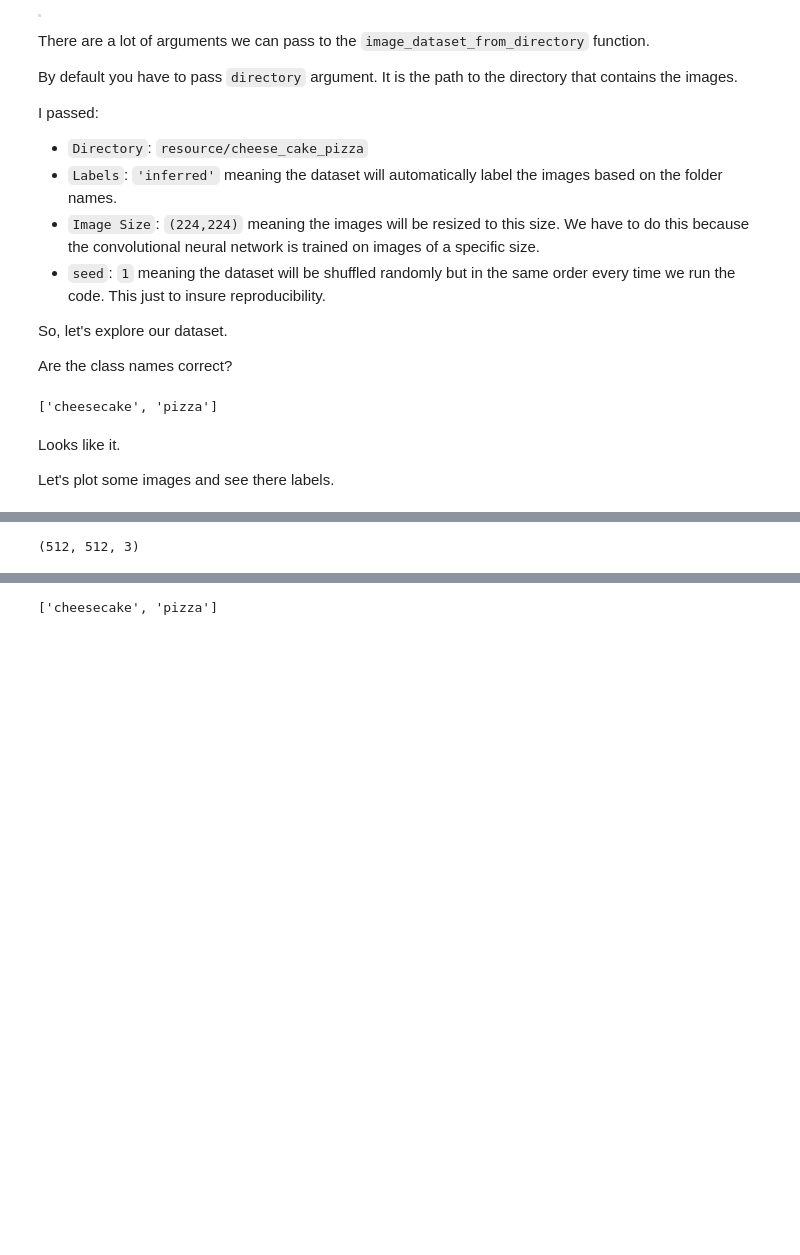
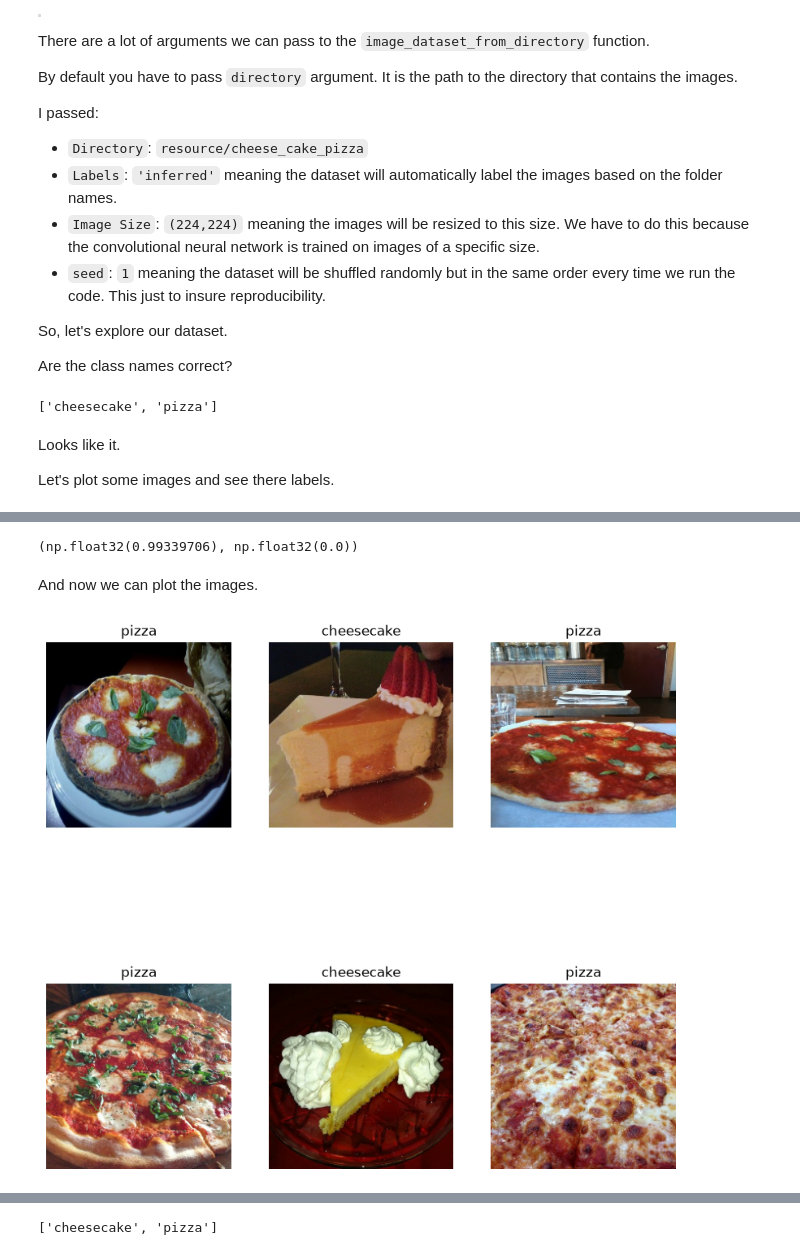
Before and after one commit to RishatTalukder/Deep_Learning_With_Tensorflow, a Jupyter notebook: 4_Convolutional_Neural_network/1_CNN.ipynb, the cells around one changed output, grey strips where cells are left out. Drawn from its saved outputs; the diff is of its cells as text; code cells hidden in the pictures; blank space fills up the shorter version.

```diff
--- a/4_Convolutional_Neural_network/1_CNN.ipynb
+++ b/4_Convolutional_Neural_network/1_CNN.ipynb
@@ -456,4 +534,22 @@ NameError: name 'images' is not defined
 # %%
-images[0]/255
+np.max(images[0]), np.min(images[0])
 # %% [output]
-(512, 512, 3)
+(np.float32(0.99339706), np.float32(0.0))
+# %% [markdown]
+And now we can plot the images.
+# %%
+import random
+
+plt.figure(figsize=(10,10))
+
+for i in range(6):
+    ax = plt.subplot(2,3,i+1)
+    rand_index = random.choice(range(len(images)))
+    plt.imshow(images[rand_index])
+    label_ind = labels[rand_index]
+    plt.title(image_dataset.class_names[label_ind])
+    plt.axis('off')
+
+plt.show()
+# %% [output]
+[figure, added]
```
Also changed, not shown: parts of 22 cells of this notebook.
